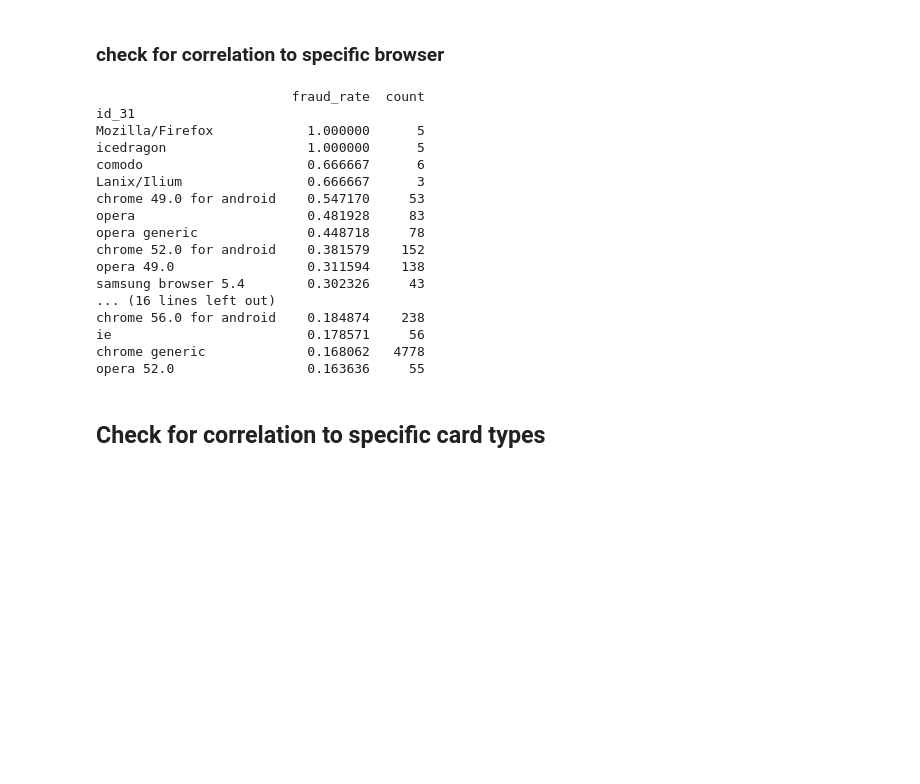
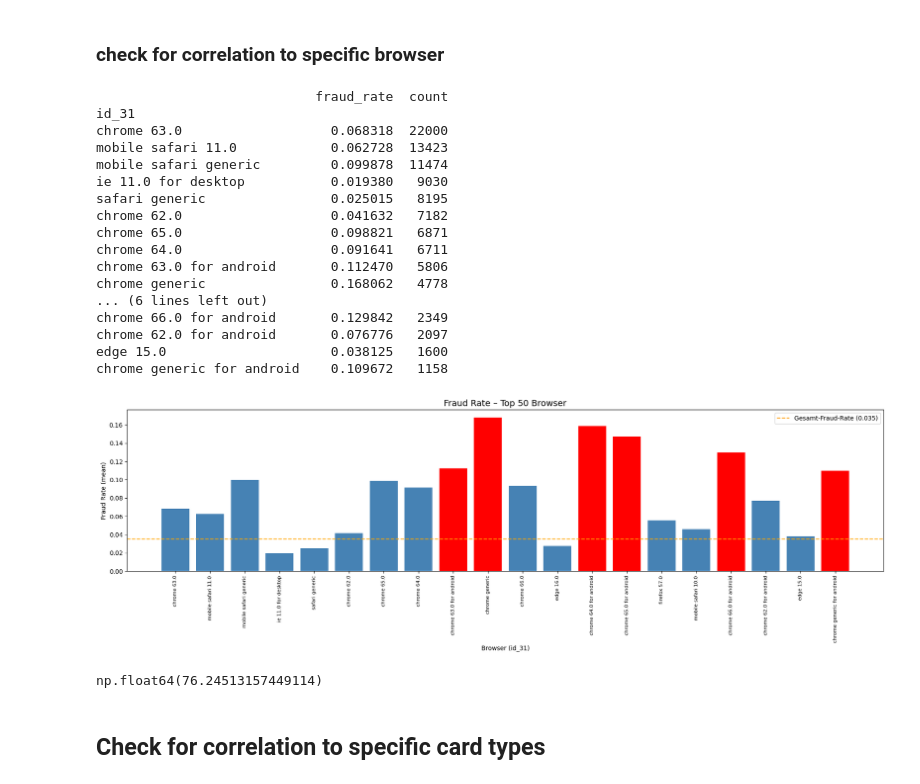
Before and after one commit to tomseidell/Fraud-Detection, a Jupyter notebook: notebooks/data_exploration.ipynb, the cells around one changed output. Drawn from its saved outputs; the diff is of its cells as text; code cells hidden in the pictures; blank space fills up the shorter version.

```diff
--- a/notebooks/data_exploration.ipynb
+++ b/notebooks/data_exploration.ipynb
@@ -209,30 +237,61 @@ we can conclude that the most fraud is being conducted with commonly used email
 # %% [markdown]
 ### **check for correlation to specific browser**
 # %%
-stats = df.groupby('id_31').agg(
-    fraud_rate=('isFraud', 'mean'),
-    count=('isFraud', 'count')
-).sort_values('fraud_rate', ascending=False)
+top20_browsers = (
+    df.groupby('id_31')
+    .agg(
+        fraud_rate=('isFraud', 'mean'),
+        count=('isFraud', 'count')
+    )
+    .sort_values('count', ascending=False)
+    .head(20)
+)
 
-print(stats.head(30))
+print(top20_browsers)
+
+fig, ax = plt.subplots(figsize=(18, 6))
+
+bars = ax.bar(
+    range(len(top20_browsers)),
+    top20_browsers['fraud_rate'],
+    color=['red' if r > 0.1 else 'steelblue' for r in top20_browsers['fraud_rate']] # if fraud rate more than 10%
+)
+
+# X-Axis: Browser Names
+ax.set_xticks(range(len(top20_browsers)))
+ax.set_xticklabels(top20_browsers.index, rotation=90, fontsize=8)
+
+ax.set_title('Fraud Rate – Top 50 Browser', fontsize=14)
+ax.set_ylabel('Fraud Rate (mean)')
+ax.set_xlabel('Browser (id_31)')
+ax.axhline(y=df['isFraud'].mean(), color='orange', linestyle='--', label=f'Gesamt-Fraud-Rate ({df["isFraud"].mean():.3f})')
+ax.legend()
+
+plt.tight_layout()
+plt.show()
 # %% [output]
-                         fraud_rate  count
+                            fraud_rate  count
 id_31
-Mozilla/Firefox            1.000000      5
-icedragon                  1.000000      5
-comodo                     0.666667      6
-Lanix/Ilium                0.666667      3
-chrome 49.0 for android    0.547170     53
-opera                      0.481928     83
-opera generic              0.448718     78
-chrome 52.0 for android    0.381579    152
-opera 49.0                 0.311594    138
-samsung browser 5.4        0.302326     43
-... (16 lines left out)
-chrome 56.0 for android    0.184874    238
-ie                         0.178571     56
-chrome generic             0.168062   4778
-opera 52.0                 0.163636     55
+chrome 63.0                   0.068318  22000
+mobile safari 11.0            0.062728  13423
+mobile safari generic         0.099878  11474
+ie 11.0 for desktop           0.019380   9030
+safari generic                0.025015   8195
+chrome 62.0                   0.041632   7182
+chrome 65.0                   0.098821   6871
+chrome 64.0                   0.091641   6711
+chrome 63.0 for android       0.112470   5806
+chrome generic                0.168062   4778
+... (6 lines left out)
+chrome 66.0 for android       0.129842   2349
+chrome 62.0 for android       0.076776   2097
+edge 15.0                     0.038125   1600
+chrome generic for android    0.109672   1158
+[figure, added]
+# %%
+df['id_31'].isna().mean() * 100 # how much percent of the data has NaN values for browser
+# %% [output]
+np.float64(76.24513157449114)
 # %% [markdown]
 ## **Check for correlation to specific card types**
 # %%
```
Also changed, not shown: parts of 3 cells of this notebook.
